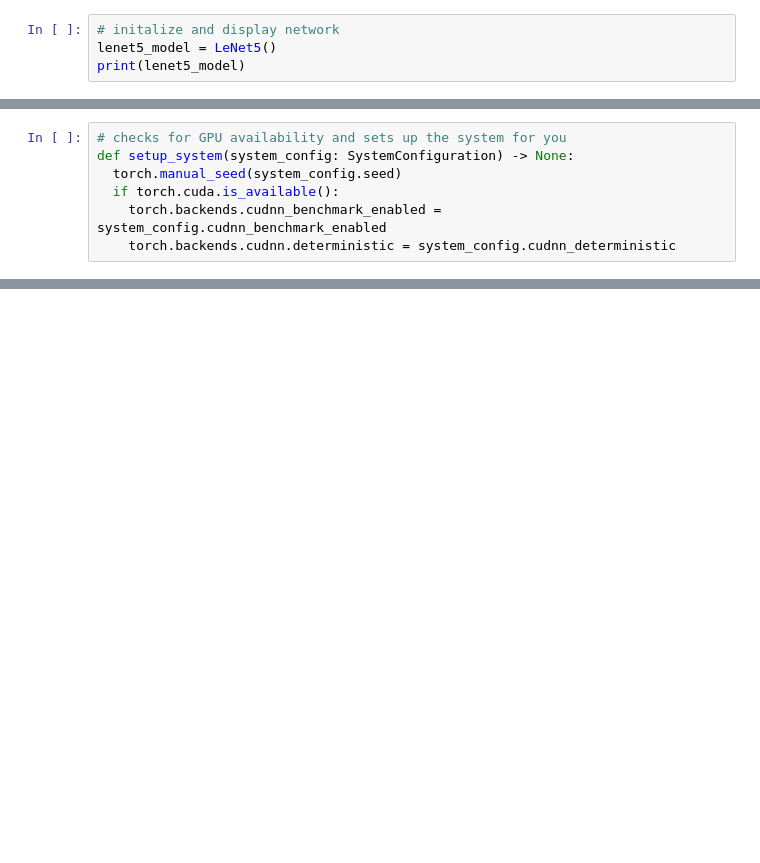
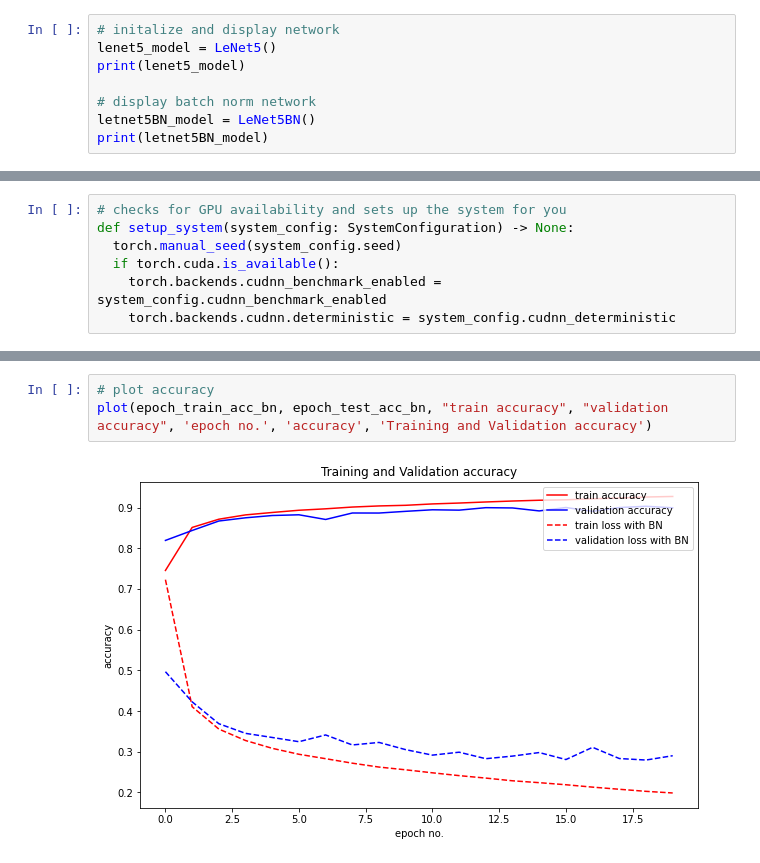
Before and after one commit to bassoline/DeepLearning, a Jupyter notebook: LeNet.ipynb, the cells around one changed output, grey strips where cells are left out. Saved outputs shown, nothing was run; the diff lists cells and outputs as text; blank space fills up the shorter version.

```diff
--- a/LeNet.ipynb
+++ b/LeNet.ipynb
@@ -55,6 +100,10 @@ class LeNet5(nn.Module):
 # initalize and display network
 lenet5_model = LeNet5()
 print(lenet5_model)
+
+# display batch norm network
+letnet5BN_model = LeNet5BN()
+print(letnet5BN_model)
 # %% [output]
 LeNet5(
   (_body): Sequential(
@@ -190,0 +406,5 @@ def validation(
+# %%
+# plot accuracy
+plot(epoch_train_acc_bn, epoch_test_acc_bn, "train accuracy", "validation accuracy", 'epoch no.', 'accuracy', 'Training and Validation accuracy')
+# %% [output]
+[figure, added]
```
Also changed, not shown: parts of 17 cells of this notebook.
